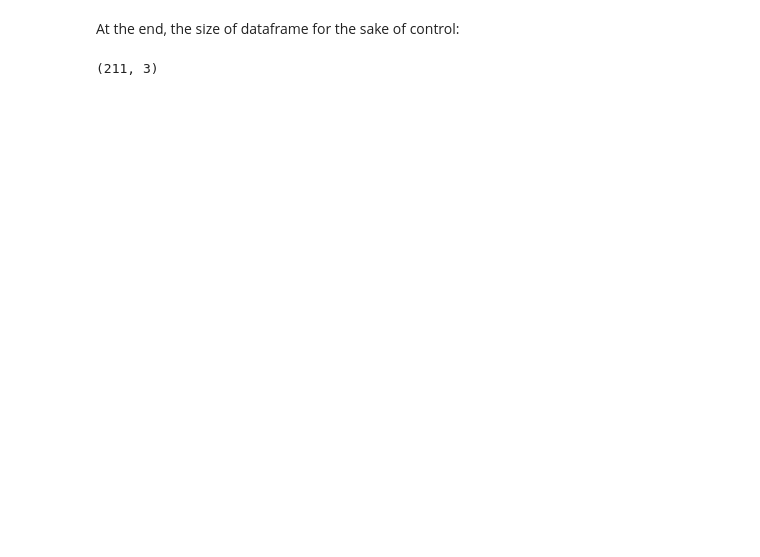
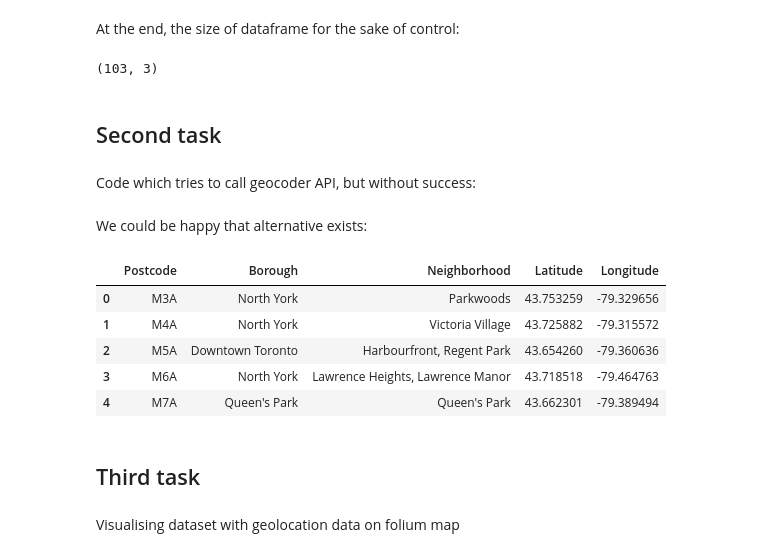
Before and after one commit to nihadh-ML/Coursera_Capstone, a Jupyter notebook: Clustering_neighborhoods_in_Toronto_NH.ipynb, the cells around one changed output. Cells and saved outputs as stored; diff of their text form; code cells hidden in the pictures; blank space fills up the shorter version.

```diff
--- a/Clustering_neighborhoods_in_Toronto_NH.ipynb
+++ b/Clustering_neighborhoods_in_Toronto_NH.ipynb
@@ -47,0 +71,14 @@ Control of not assigned neighborhoods after operation: 0
+# %%
+num_duplicates = df_assigned.shape[0] - df_assigned['Postcode'].unique().shape[0]
+print('Number of duplicate values of postcodes before operation:',num_duplicates)
+df_nonduplicated = ~df_assigned.duplicated(subset='Postcode',keep='first')
+for i in range(0,df_assigned.shape[0]):
+    if(df_assigned[df_assigned['Postcode'] == df_assigned.iloc[i]['Postcode']].shape[0] > 1):
+        pCode = df_assigned.iloc[i]['Postcode']
+        df_duplicates = df_assigned[df_assigned['Postcode'] == df_assigned.iloc[i]['Postcode']]
+        for j in range(1,df_duplicates.shape[0]):
+            df_assigned.iloc[i]['Neighborhood'] = df_assigned.iloc[i]['Neighborhood'] + ', ' + df_duplicates.iloc[j]['Neighborhood']
+df_final = df_assigned[df_nonduplicated]
+df_final.reset_index(drop=True, inplace=True)
+num_duplicates = df_final.shape[0] - df_final['Postcode'].unique().shape[0]
+print('Number of duplicate values of postcodes after operation:',num_duplicates)
@@ -71,6 +92,10 @@ df_assigned
 # %% [markdown]
 At the end, the size of dataframe for the sake of control:
 # %%
-df_assigned.shape
+df_final.shape
 # %% [output]
-(211, 3)
+(103, 3)
+# %% [markdown]
+## Second task
+# %% [markdown]
+Code which tries to call geocoder API, but without success:
@@ -76,0 +139,34 @@ df_assigned.shape
+# %% [markdown]
+We could be happy that alternative exists:
+# %%
+#Alternative - because geocoder doesn't work
+# define the dataframe columns
+column_names = ['Postcode','Borough', 'Neighborhood', 'Latitude', 'Longitude']
+
+# instantiate the dataframe
+df_final_geo = pd.DataFrame(columns=column_names)
+df_latlong = pd.read_csv('http://cocl.us/Geospatial_data');
+for i in range(0,df_final.shape[0]):
+    postcode = df_final.iloc[i]['Postcode']
+    borough = df_final.iloc[i]['Borough']
+    neighborhood = df_final.iloc[i]['Neighborhood']
+    latitude = df_latlong[df_latlong['Postal Code']==postcode].iloc[0]['Latitude']
+    longitude = df_latlong[df_latlong['Postal Code']==postcode].iloc[0]['Longitude']
+    #print('Pc:{},Lat:{},Lon:{}'.format(postcode,latitude,longitude))
+    df_final_geo = df_final_geo.append({'Postcode': postcode,
+                                         'Borough': borough,
+                                         'Neighborhood': neighborhood,
+                                         'Latitude': latitude,
+                                         'Longitude': longitude},ignore_index = True)
+df_final_geo.head()
+# %% [output]
+|  | Postcode | Borough | Neighborhood | Latitude | Longitude |
+| 0 | M3A | North York | Parkwoods | 43.753259 | -79.329656 |
+| 1 | M4A | North York | Victoria Village | 43.725882 | -79.315572 |
+| 2 | M5A | Downtown Toronto | Harbourfront, Regent Park | 43.654260 | -79.360636 |
+| 3 | M6A | North York | Lawrence Heights, Lawrence Manor | 43.718518 | -79.464763 |
+| 4 | M7A | Queen's Park | Queen's Park | 43.662301 | -79.389494 |
+# %% [markdown]
+## Third task
+# %% [markdown]
+Visualising dataset with geolocation data on folium map
```
Also changed, not shown: parts of 27 cells of this notebook.
